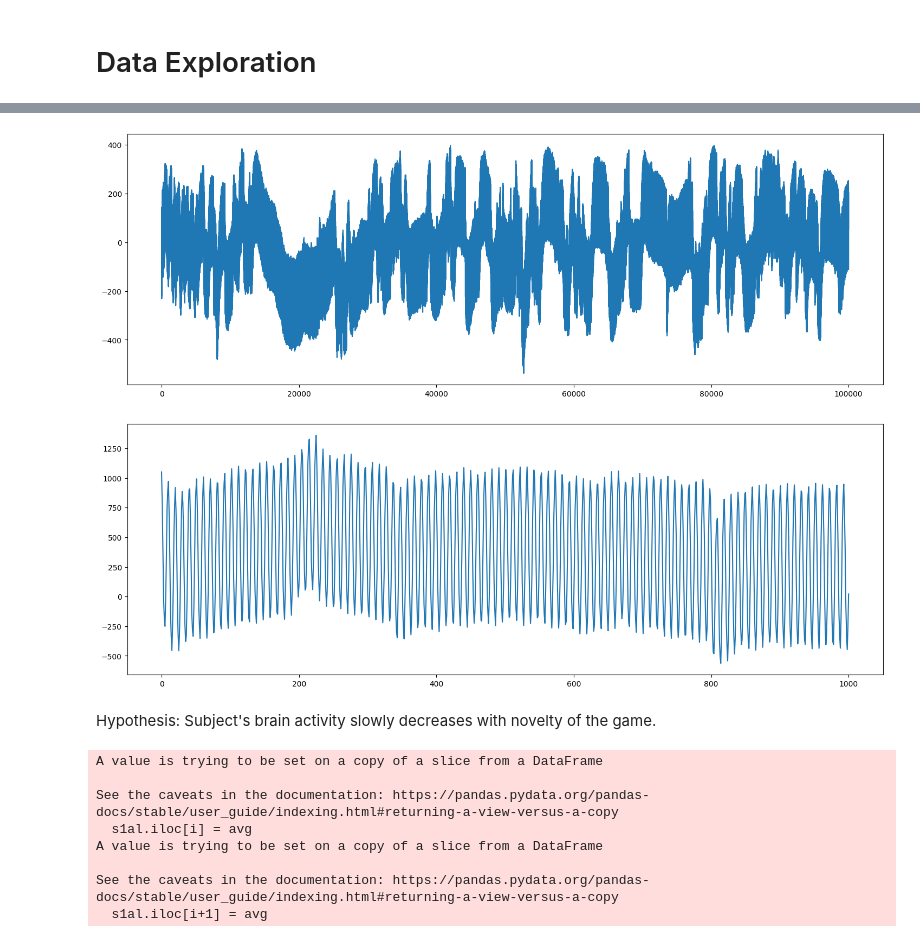
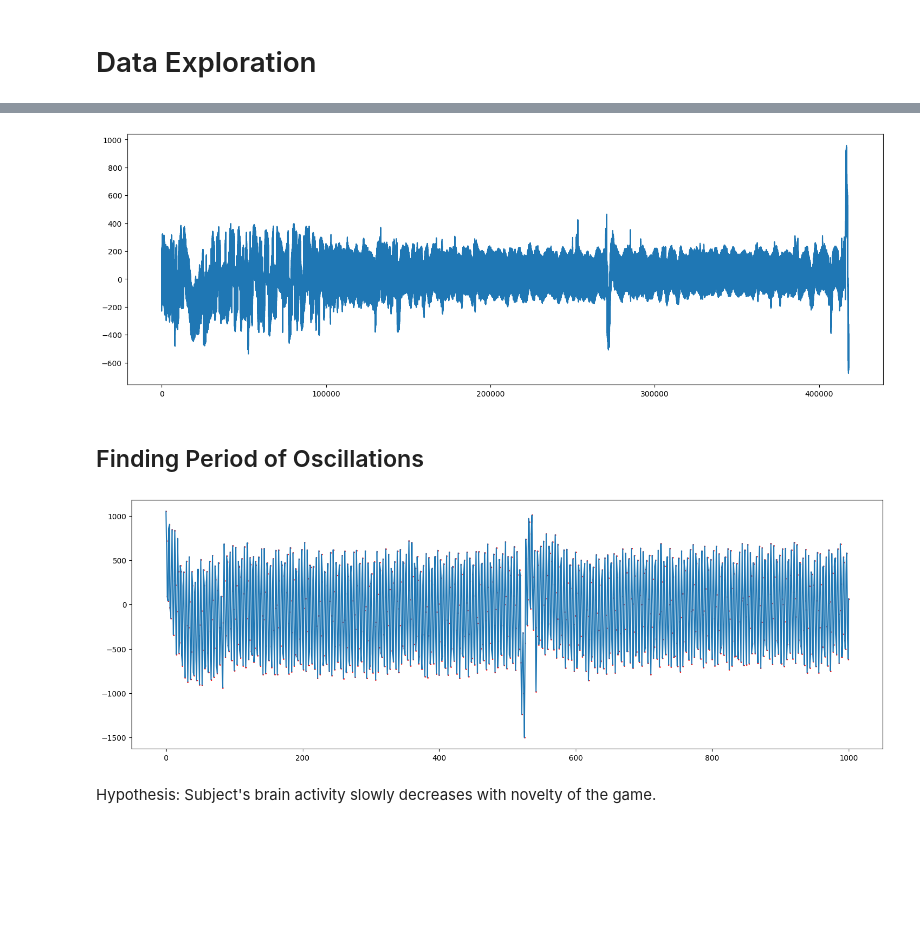
Before and after one commit to dreamchef/eeg-brain-invaders, a Jupyter notebook: EEG_Brain_Invaders_Explorations.ipynb, the cells around one changed output, grey strips where cells are left out. Drawn from its saved outputs; the diff is of its cells as text; code cells hidden in the pictures; blank space fills up the shorter version.

```diff
--- a/EEG_Brain_Invaders_Explorations.ipynb
+++ b/EEG_Brain_Invaders_Explorations.ipynb
@@ -89,0 +84,15 @@ memory usage: 60.6 MB
+# %%
+s1_sparse = pd.DataFrame(columns=labels)
+
+# List to hold the new rows
+rows = []
+
+for i in range(0, len(subject_1), 1000):
+    new_row = subject_1.iloc[[i]]
+    rows.append(new_row)
+
+# Concatenate all rows at once
+s1_sparse = pd.concat([s1_sparse] + rows, ignore_index=True)
+
+# Display the last few rows of the resulting DataFrame
+print(s1_sparse.tail())
@@ -91,15 +129,20 @@ memory usage: 60.6 MB
 import matplotlib.pyplot as plt
 
 plt.figure(figsize=(18, 6))
-subject_1['Fp2'].iloc[0:100001].plot()
+subject_1['Fp2'].plot()
 plt.show()
 # %% [output]
-[figure, old version]
+[figure, new version]
+# %% [markdown]
+## Finding Period of Oscillations
 # %%
+import numpy as np
+
 plt.figure(figsize=(18, 6))
-subject_1['T7'].iloc[0:1001].plot()
+s1_sparse['T7'].iloc[0:1001].plot()
+plt.scatter(s1_sparse.index[0:1001], s1_sparse['T7'].iloc[0:1001], color='red', s=1)
 plt.show()
 # %% [output]
-[figure, old version]
+[figure, new version]
 # %% [markdown]
 Hypothesis: Subject's brain activity slowly decreases with novelty of the game.
@@ -108,19 +148,0 @@ subject_1_averages = subject_1.copy()
-# %%
-for j in range(1,len(labels)-2):
-  entries = subject_1.iloc[j]
-  for i in range(len(subject_1_averages.iloc[j])-1):
-    avg = sum(entries[i:i+2]) / 2
-
-    s1al = subject_1_averages.iloc[j]
-    s1al.iloc[i] = avg
-    s1al.iloc[i+1] = avg
-    subject_1_averages.iloc[j] = s1al
-# %% [output]
-A value is trying to be set on a copy of a slice from a DataFrame
-
-See the caveats in the documentation: https://pandas.pydata.org/pandas-docs/stable/user_guide/indexing.html#returning-a-view-versus-a-copy
-  s1al.iloc[i] = avg
-A value is trying to be set on a copy of a slice from a DataFrame
-
-See the caveats in the documentation: https://pandas.pydata.org/pandas-docs/stable/user_guide/indexing.html#returning-a-view-versus-a-copy
-  s1al.iloc[i+1] = avg
```
Also changed, not shown: parts of 19 cells of this notebook.
